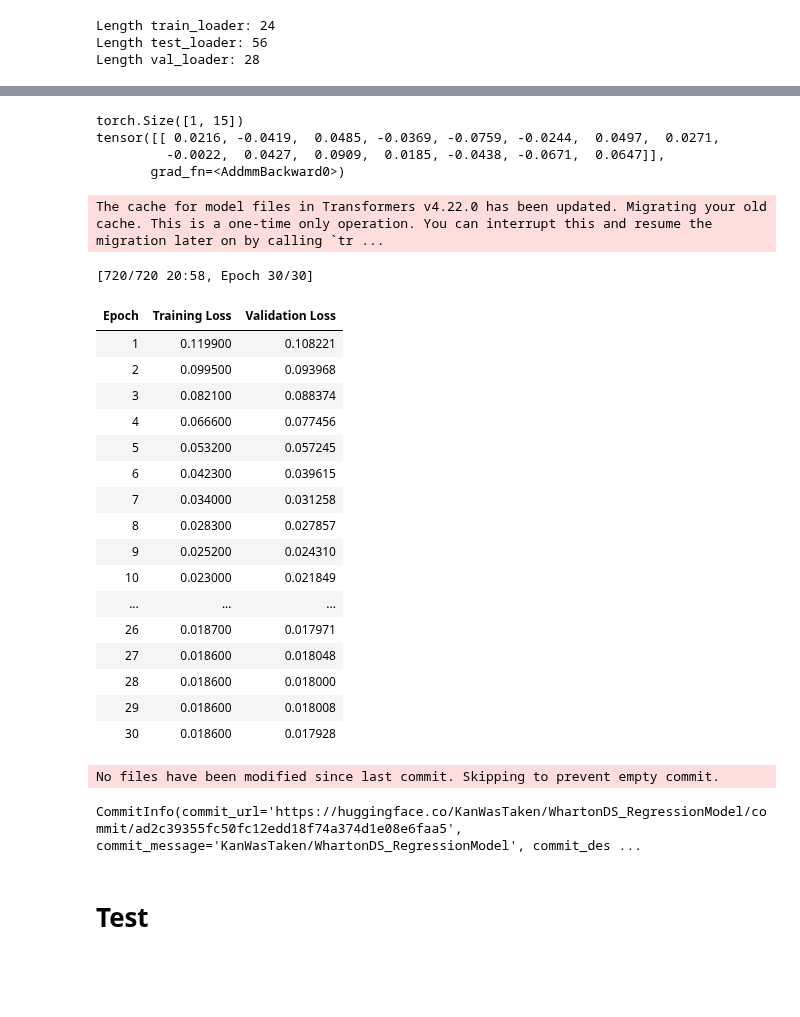
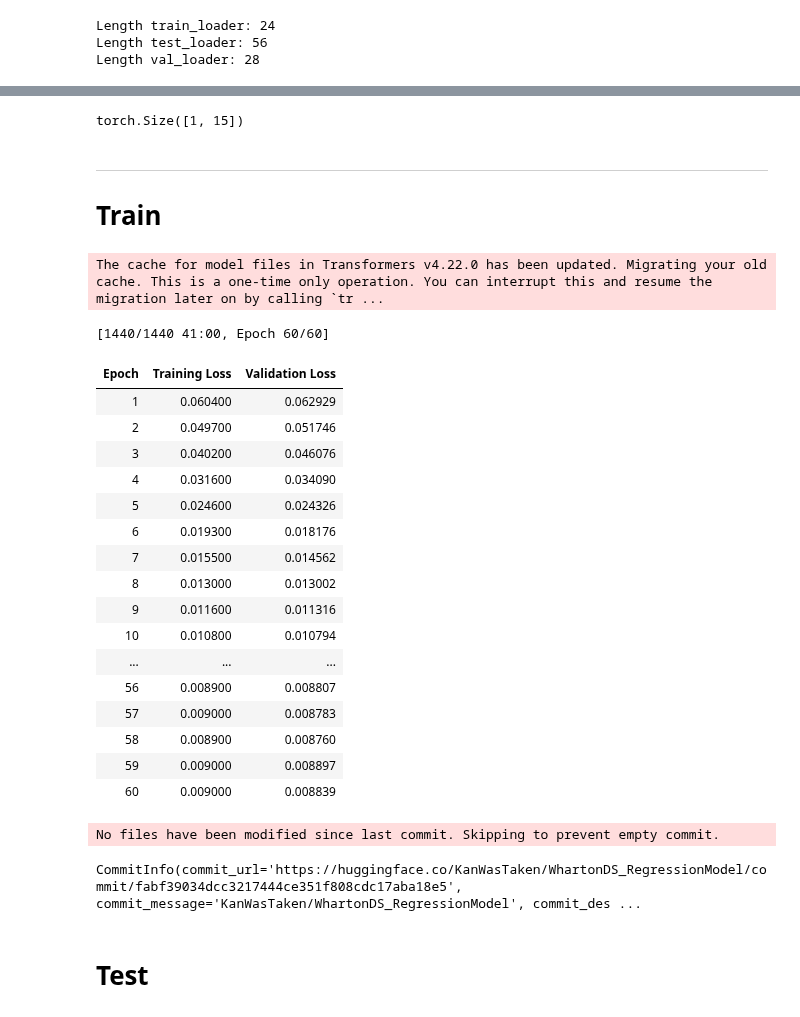
Before and after one commit to KangaOnGit/Wharton-Data-Science-Competition, a Jupyter notebook: Regression Model (Synthetic Data Generaion).ipynb, the cells around one changed output, grey strips where cells are left out. Cells and saved outputs as stored; diff of their text form; code cells hidden in the pictures; blank space fills up the shorter version.

Commit message:
Kaggle Notebook | Regression Model (Wharton) | Version 29

```diff
--- a/Regression Model (Synthetic Data Generaion).ipynb
+++ b/Regression Model (Synthetic Data Generaion).ipynb
@@ -456,12 +438,11 @@ x = torch.randn(batch_size, 19)  # Example input features
 model = FeatureGrouping(resnet_model="resnet50")  # Using ResNet50
 output = model(x)
 print(output.shape)  # Expected: (B, 15)
-print(output)
 # %% [output]
 torch.Size([1, 15])
-tensor([[ 0.0216, -0.0419,  0.0485, -0.0369, -0.0759, -0.0244,  0.0497,  0.0271,
-         -0.0022,  0.0427,  0.0909,  0.0185, -0.0438, -0.0671,  0.0647]],
-       grad_fn=<AddmmBackward0>)
+# %% [markdown]
+-----------------------
+# **Train**
 # %%
 from transformers import PreTrainedModel, PretrainedConfig
 
@@ -488,7 +469,7 @@ class FeatureGroupingModel(PreTrainedModel):
 
         loss = None
         if labels is not None:
-            loss = F.mse_loss(output, labels)  # Mean Squared Error for regression
+            loss = F.smooth_l1_loss(output, labels)  # Mean Squared Error for regression
 
         return {"loss": loss, "logits": output} if loss is not None else {"logits": output}
 # %% [output]
@@ -517,5 +477,7 @@ class LossLoggerCallback(TrainerCallback):
 # %%
 from transformers import Trainer, TrainingArguments
+
+from transformers import get_scheduler
 
 training_args = TrainingArguments(
     output_dir="./WhartonDS_RegressionModel",
@@ -525,54 +487,55 @@ training_args = TrainingArguments(
     logging_strategy="epoch",  # Log every epoch
     logging_dir="./logs",
     logging_steps=1,  # Log at every step
     per_device_train_batch_size=128,
     per_device_eval_batch_size=32,
-    num_train_epochs=30,
-    weight_decay=0.01,
+    num_train_epochs=60,
+    weight_decay=0.0005,
     report_to="none",
     push_to_hub=True,
-    optim = 'adamw_torch'
+    optim = 'adamw_torch',
+    lr_scheduler_type="cosine"
 )
 
 # Initialize Model
 model = FeatureGroupingModel(FeatureGroupingConfig())
 
 trainer = Trainer(
     model=model.to(device),
     args=training_args,
     train_dataset=train_set,
     eval_dataset=val_set
     #callbacks=[LossLoggerCallback()]  # Add the callback here
 )
 
 # Train the Model
 trainer.train()
 
 # Save Model
 trainer.save_model("./WhartonDS_RegressionModel")
 
 # Save Model to Hugging Face Hub
 trainer.push_to_hub("KanWasTaken/WhartonDS_RegressionModel")
 # %% [output]
-[720/720 20:58, Epoch 30/30]
+[1440/1440 41:00, Epoch 60/60]
 | Epoch | Training Loss | Validation Loss |
-| 1 | 0.119900 | 0.108221 |
-| 2 | 0.099500 | 0.093968 |
-| 3 | 0.082100 | 0.088374 |
-| 4 | 0.066600 | 0.077456 |
-| 5 | 0.053200 | 0.057245 |
-| 6 | 0.042300 | 0.039615 |
-| 7 | 0.034000 | 0.031258 |
-| 8 | 0.028300 | 0.027857 |
-| 9 | 0.025200 | 0.024310 |
-| 10 | 0.023000 | 0.021849 |
+| 1 | 0.060400 | 0.062929 |
+| 2 | 0.049700 | 0.051746 |
+| 3 | 0.040200 | 0.046076 |
+| 4 | 0.031600 | 0.034090 |
+| 5 | 0.024600 | 0.024326 |
+| 6 | 0.019300 | 0.018176 |
+| 7 | 0.015500 | 0.014562 |
+| 8 | 0.013000 | 0.013002 |
+| 9 | 0.011600 | 0.011316 |
+| 10 | 0.010800 | 0.010794 |
 | ... | ... | ... |
-| 26 | 0.018700 | 0.017971 |
-| 27 | 0.018600 | 0.018048 |
-| 28 | 0.018600 | 0.018000 |
-| 29 | 0.018600 | 0.018008 |
-| 30 | 0.018600 | 0.017928 |
+| 56 | 0.008900 | 0.008807 |
+| 57 | 0.009000 | 0.008783 |
+| 58 | 0.008900 | 0.008760 |
+| 59 | 0.009000 | 0.008897 |
+| 60 | 0.009000 | 0.008839 |
 No files have been modified since last commit. Skipping to prevent empty commit.
-CommitInfo(commit_url='https://huggingface.co/KanWasTaken/WhartonDS_RegressionModel/commit/ad2c39355fc50fc12edd18f74a374d1e08e6faa5', commit_message='KanWasTaken/WhartonDS_RegressionModel', commit_des ...
+CommitInfo(commit_url='https://huggingface.co/KanWasTaken/WhartonDS_RegressionModel/commit/fabf39034dcc3217444ce351f808cdc17aba18e5', commit_message='KanWasTaken/WhartonDS_RegressionModel', commit_des ...
 # %% [markdown]
 # **Test**
```
Also changed, not shown: parts of 5 cells of this notebook.
